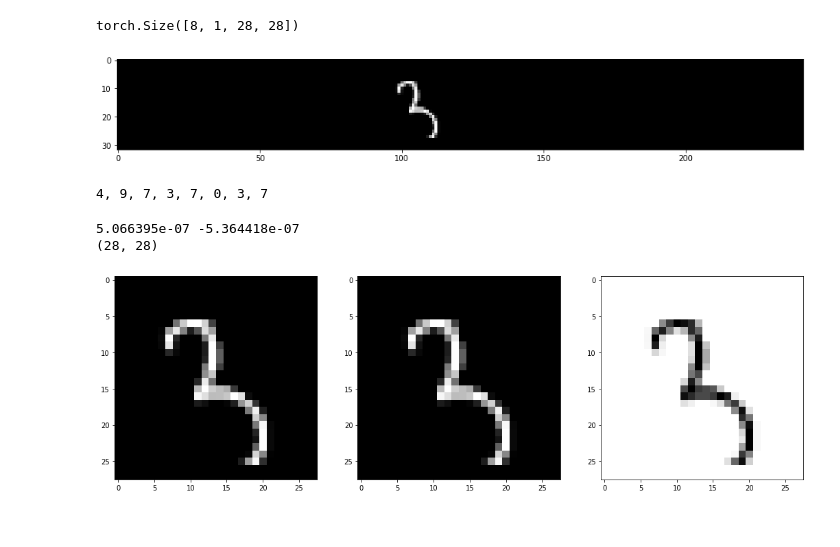
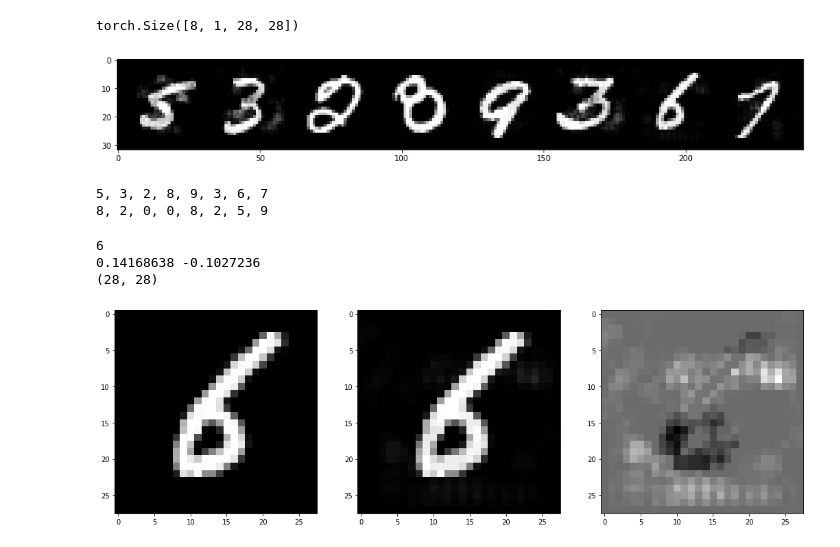
Before and after one commit to changx03/torch_tutorial, a Jupyter notebook: cw_pytorch.ipynb, the cells around one changed output. Drawn from its saved outputs; the diff is of its cells as text; code cells hidden in the pictures.

Commit message:
completed cw attack v1

```diff
--- a/cw_pytorch.ipynb
+++ b/cw_pytorch.ipynb
@@ -28,8 +14,8 @@ import torch.nn.functional as F
 from torch.utils.data import DataLoader
 import torchvision as tv
 # %%
-# device = torch.device('cuda:0' if torch.cuda.is_available() else 'cpu')
-device = 'cpu'  # use CPU for testing. GPU doesn't have inf and nan. It could overflow.
+device = torch.device('cuda:0' if torch.cuda.is_available() else 'cpu')
+# device = 'cpu'  # use CPU for testing. GPU doesn't have inf and nan. It could overflow.
 print(device)
 
 num_workers = os.cpu_count()
@@ -204,6 +190,7 @@ LEARNING_RATE = 1e-2              # larger values converge faster to less accura
 TARGETED = False                  # should we target one specific class? or just be wrong?
 CONFIDENCE = 0                    # how strong the adversarial example should be, kappa in the paper
 INITIAL_C_MULTIPLIER = 1e-3       # the initial constant c_multiplier to pick as a first guess
+C_RANGE = [0, 1e10]            # lower and upper bounds for c_multiplier
 # NOTE: the normalize function does NOT scale the range to -1, 1.
 BOX_BOUND = [0., 1.]              # [-1., 1.] is used in original paper
 # NOTE: np.inf will return nan when np.inf*0. This is a problem!
@@ -237,6 +224,7 @@ def one_hot_encoding(labels, num_classes):
 
     labels_t = labels.unsqueeze(1)
     y_onehot = torch.zeros(len(labels), num_classes, dtype=torch.int8)
+    y_onehot = y_onehot.to(device)
     return y_onehot.scatter_(1, labels_t, 1)
 # %%
 def get_l2_norm(x, y):
@@ -367,14 +359,13 @@ binary_search_steps = BINARY_SEARCH_STEPS
 repeat = binary_search_steps >= 10
 
 # search for constant
-# for sstep in range(BINARY_SEARCH_STEPS):
-for sstep in range(1):
+for sstep in range(BINARY_SEARCH_STEPS):
     if repeat and sstep == binary_search_steps - 1:
-        c_multiplier_np = upper_bound_np
+        c_multipliers = upper_bounds
 
-    # TODO: inplace or clone?
-    c_multiplier = torch.from_numpy(np.copy(c_multiplier_np))
-    print(f'c: {c_multiplier}')
+    c = torch.from_numpy(c_multipliers)
+    c = c.to(device)
+    print(f'c: {c_multipliers}')
 
     best_l2 = np.ones(batch_size) * INF  # least L2 norm in current epoch
     best_pred = -np.ones(batch_size)
@@ -385,9 +376,7 @@ for sstep in range(1):
     # optimization step
     for ostep in range(MAX_ITERATIONS):
         loss, l2_norms, pred_outputs, adv_egs = optimize(
-            model, optimizer,
-            inputs_tanh, pert_tanh, targets_onehot,
-            c_multiplier)
+            model, optimizer, inputs_tanh, pert_tanh, targets_onehot, c)
 
         # print out loss every 10%
         if ostep % (MAX_ITERATIONS//10) == 0:
@@ -430,4 +419,24 @@ for sstep in range(1):
                     o_best_adv[i] = adv_eg
 
     # binary search for c
+    for i in range(BATCH_SIZE):
+        tlabel = targets_np[i]
+        assert best_pred[i] == -1 or does_attack_success(best_pred[i], tlabel)
+        assert o_best_pred[i] == -1 or does_attack_success(o_best_pred[i], tlabel)
+
+        if best_pred[i] != -1:  # successful, try lower `c` value
+            # update upper bound, and divide c by 2
+            upper_bounds[i] = min(upper_bounds[i], c_multipliers[i])
+            if upper_bounds[i] < 1e9:
+                c_multipliers[i] = (lower_bounds[i]+upper_bounds[i]) / 2.
+
+        else:  # failure, try larger `c` value
+            # either multiply by 10 if no solution found yet
+            # or do binary search with the known upper bound
+            lower_bounds[i] = max(lower_bounds[i], c_multipliers[i])
+
+            if upper_bounds[i] < C_RANGE[1] * 0.1:  # 1e9 was used in carlini's implementation
+                c_multipliers[i] = (lower_bounds[i]+upper_bounds[i]) / 2.
+            else:
+                c_multipliers[i] *= 10
 # %% [output]
@@ -450,33 +471,39 @@ o_best_adv.shape
 # %% [output]
 torch.Size([8, 1, 28, 28])
 # %%
+adv_outputs = model(o_best_adv)
+adv_preds = adv_outputs.max(1, keepdim=True)[1]
 plt.figure(figsize=[16, 6])
 imshow(o_best_adv.cpu().detach())
 plt.show()
 print(*labels.cpu().detach().numpy(), sep=', ')
+print(*adv_preds.squeeze().cpu().detach().numpy(), sep=', ')
 # %% [output]
-[figure, old version]
+[figure, new version]
-4, 9, 7, 3, 7, 0, 3, 7
+5, 3, 2, 8, 9, 3, 6, 7
+8, 2, 0, 0, 8, 2, 5, 9
 # %%
-idx = 3
+idx = np.random.choice(range(batch_size))
+print(idx)
 adv = np.squeeze(np.transpose(o_best_adv.cpu().detach().numpy()[idx], (1, 2, 0)))
 image = np.squeeze(np.transpose(images.cpu().detach().numpy()[idx], (1, 2, 0)))
 p = adv - image
 imax = np.max(p)
 imin = np.min(p)
 print(imax, imin)
 p = (p - imin)/ (imax-imin)
 print(p.shape)
 
 plt.figure(figsize=[18, 6])
 plt.subplot(1, 3, 1)
 plt.imshow(image, cmap='gray', vmin=0., vmax=1.)
 plt.subplot(1, 3, 2)
 plt.imshow(adv, cmap='gray', vmin=0., vmax=1.)
 plt.subplot(1, 3, 3)
 plt.imshow(p, cmap='gray', vmin=0., vmax=1.)
 plt.show()
 # %% [output]
-5.066395e-07 -5.364418e-07
+6
+0.14168638 -0.1027236
 (28, 28)
-[figure, old version]
+[figure, new version]
```
Also changed, not shown: parts of 12 cells of this notebook.
